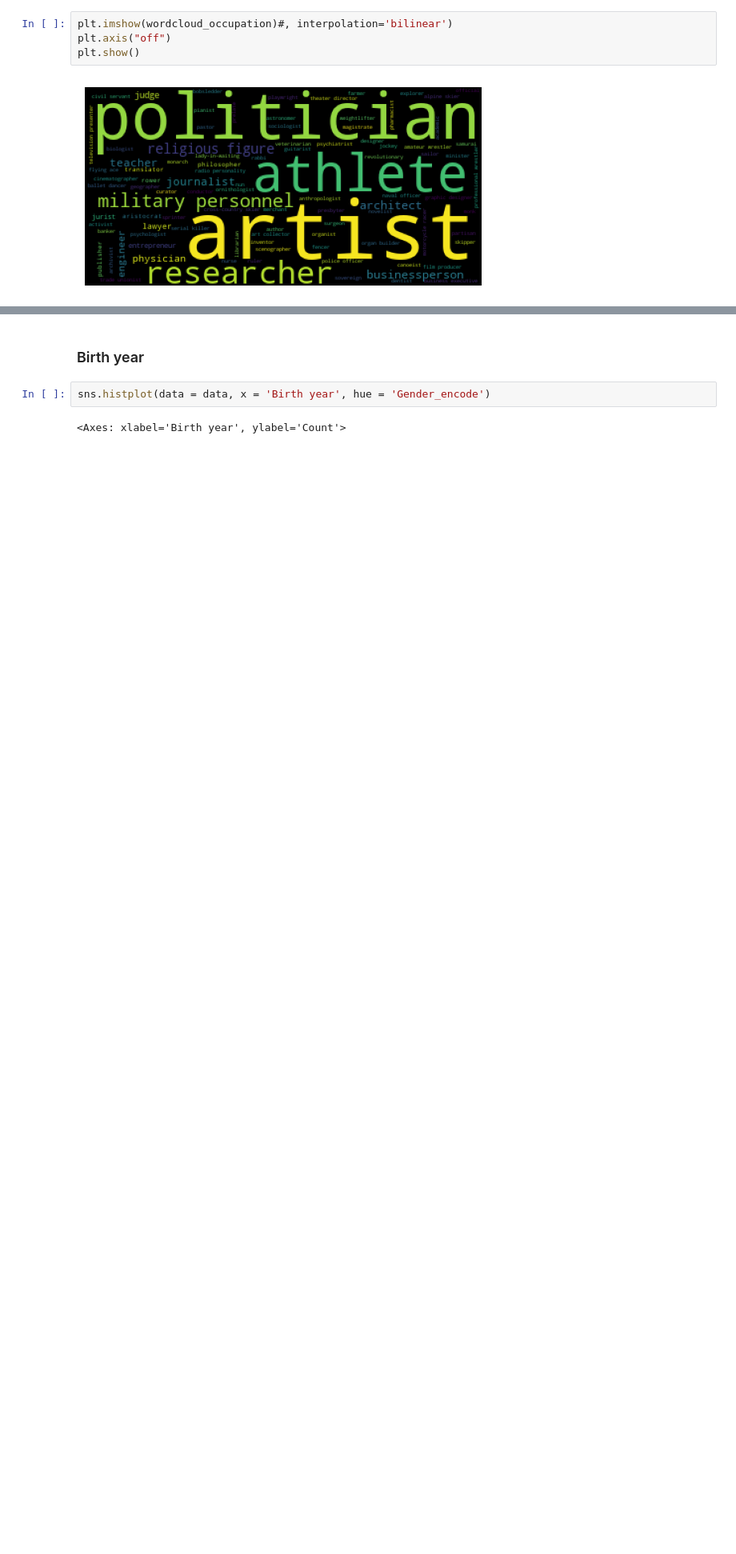
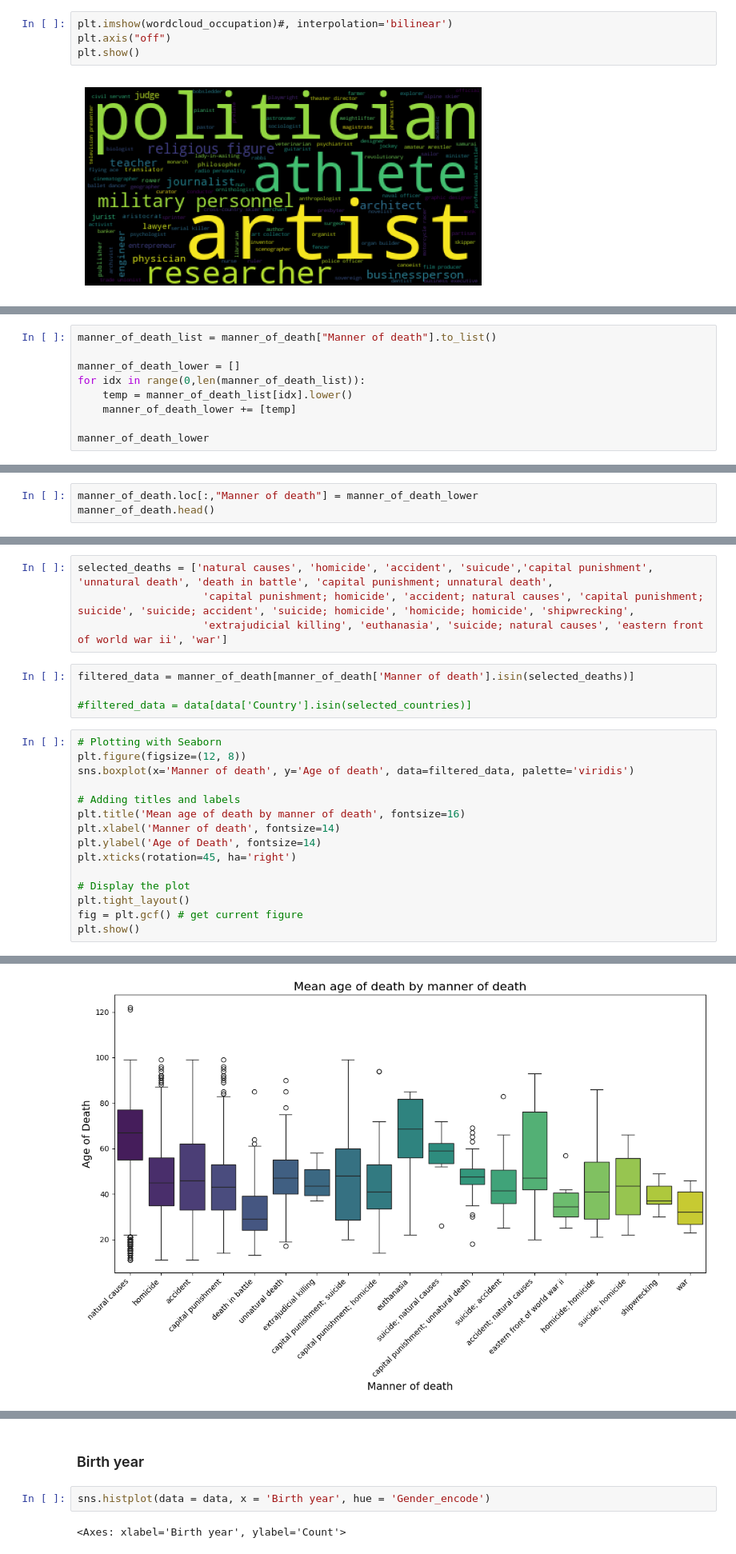
Before and after one commit to sigridbom/datascience_exam, a Jupyter notebook: notebooks/1_data_wrangling.ipynb, the cells around one changed output, grey strips where cells are left out. Shown at 80% size. Cells and saved outputs as stored; diff of their text form; blank space fills up the shorter version.

```diff
--- a/notebooks/1_data_wrangling.ipynb
+++ b/notebooks/1_data_wrangling.ipynb
@@ -474,0 +568,9 @@ plt.show()
+# %%
+manner_of_death_list = manner_of_death["Manner of death"].to_list()
+
+manner_of_death_lower = []
+for idx in range(0,len(manner_of_death_list)):
+    temp = manner_of_death_list[idx].lower()
+    manner_of_death_lower += [temp]
+
+manner_of_death_lower
@@ -474,0 +595,3 @@ plt.show()
+# %%
+manner_of_death.loc[:,"Manner of death"] = manner_of_death_lower
+manner_of_death.head()
@@ -474,0 +629,24 @@ plt.show()
+# %%
+selected_deaths = ['natural causes', 'homicide', 'accident', 'suicude','capital punishment', 'unnatural death', 'death in battle', 'capital punishment; unnatural death',
+                    'capital punishment; homicide', 'accident; natural causes', 'capital punishment; suicide', 'suicide; accident', 'suicide; homicide', 'homicide; homicide', 'shipwrecking',
+                    'extrajudicial killing', 'euthanasia', 'suicide; natural causes', 'eastern front of world war ii', 'war']
+# %%
+filtered_data = manner_of_death[manner_of_death['Manner of death'].isin(selected_deaths)]
+
+#filtered_data = data[data['Country'].isin(selected_countries)]
+# %%
+# Plotting with Seaborn
+plt.figure(figsize=(12, 8))
+sns.boxplot(x='Manner of death', y='Age of death', data=filtered_data, palette='viridis')
+
+# Adding titles and labels
+plt.title('Mean age of death by manner of death', fontsize=16)
+plt.xlabel('Manner of death', fontsize=14)
+plt.ylabel('Age of Death', fontsize=14)
+plt.xticks(rotation=45, ha='right')
+
+# Display the plot
+plt.tight_layout()
+fig = plt.gcf() # get current figure
+plt.show()
+# %% [output]
@@ -474,0 +656 @@ plt.show()
+[figure, added]
```
Also changed, not shown: parts of 23 cells of this notebook, 4 other files.
